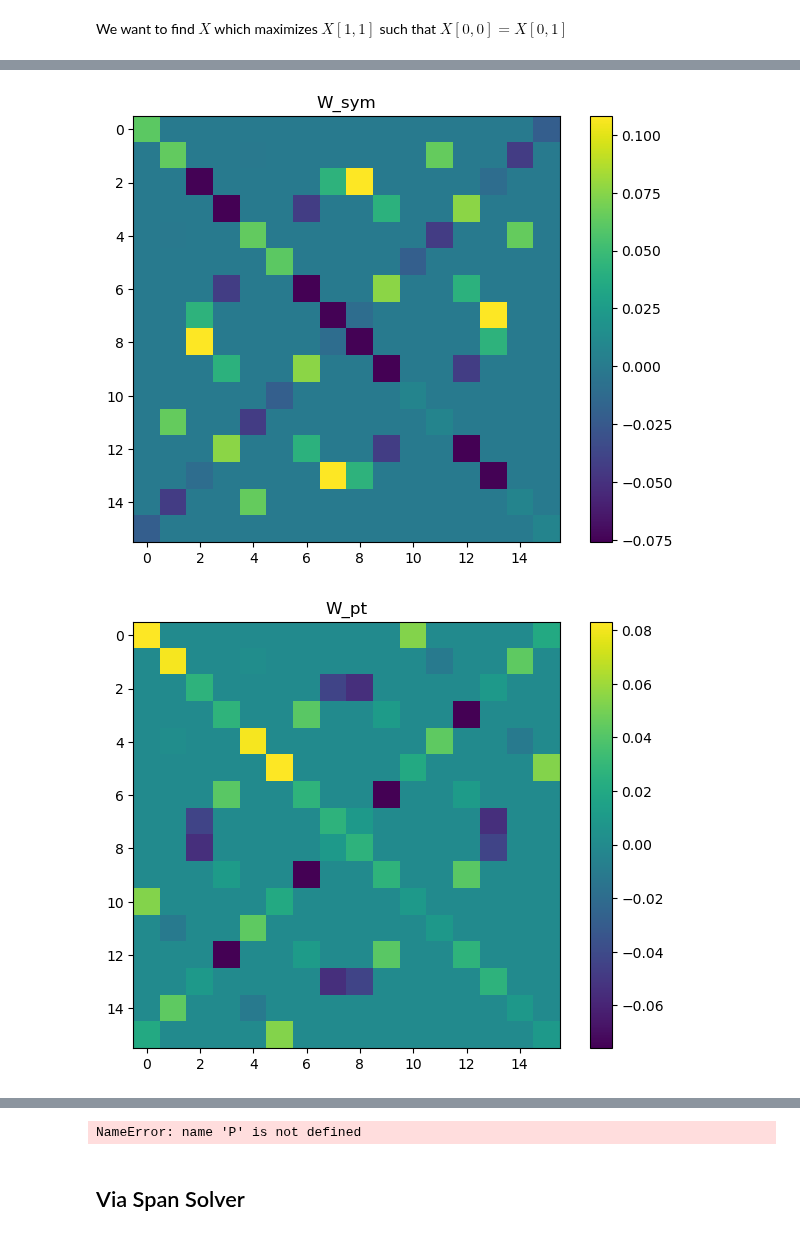
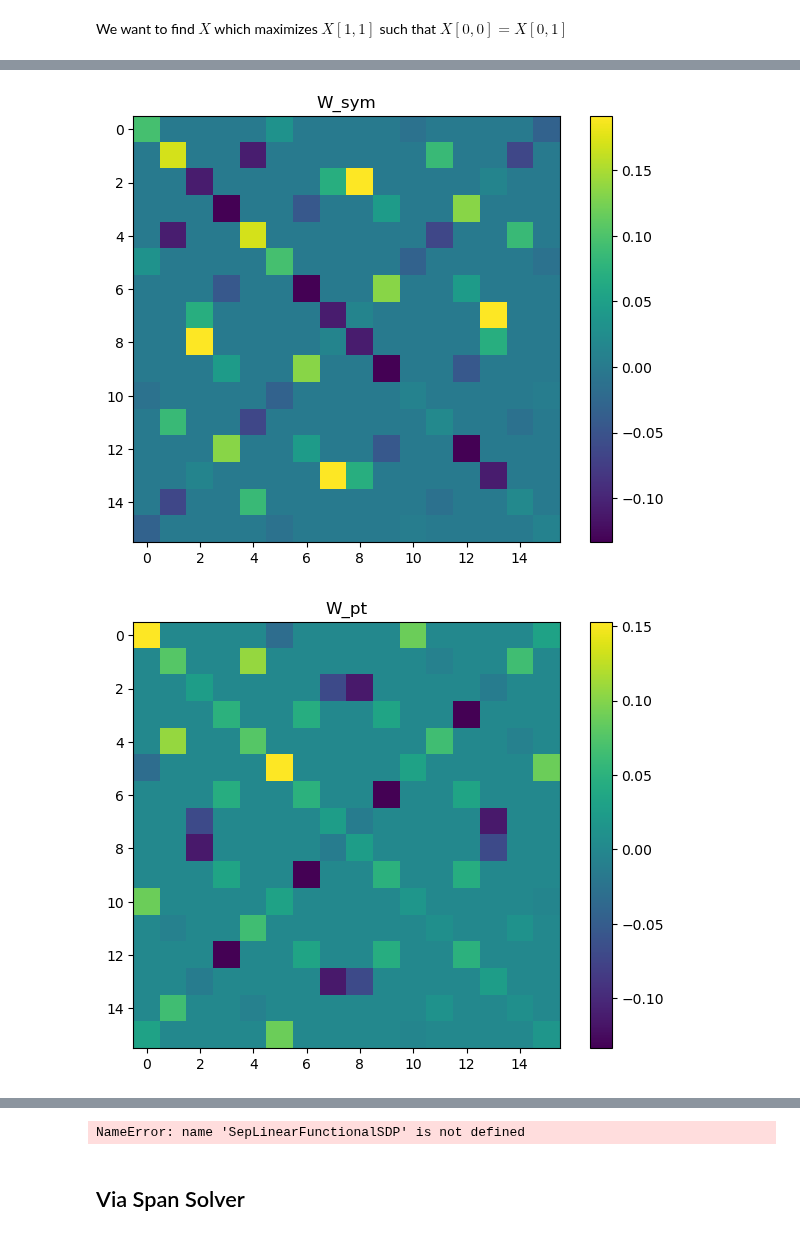
Before and after one commit to blake-holman/ED_Adversaries, a Jupyter notebook: sep.ipynb, the cells around one changed output, grey strips where cells are left out. Drawn from its saved outputs; the diff is of its cells as text; code cells hidden in the pictures.

```diff
--- a/sep.ipynb
+++ b/sep.ipynb
@@ -388,18 +488,18 @@ def sep_bound_ppt_dual(obj_mat, constraint_mats, constants, rank):
     ]
 
     opt_prob = cp.Problem(cp.Minimize(t), constraints)
-    opt_prob.solve(solver="MOSEK", verbose=True)
+    opt_prob.solve(solver="SCS", verbose=True)
     return W_sym.value, W_pt.value, [b.value for b in B], t.value
 
-def gen_sdp(obj_mat, constr_mats, consts):
+def gen_sdp(obj_mat, constr_mats, constants):
     X = cp.Variable(obj_mat.shape, PSD=True)
     constraints = [
         cp.trace(constr_mat.T @ X) == const
-        for constr_mat, const in zip(constr_mats, consts)
+        for constr_mat, const in zip(constr_mats, constants)
     ]
     constraints += [cp.trace(X) == 1]
     opt_prob = cp.Problem(cp.Maximize(cp.trace(obj_mat.T @ X)), constraints)
-    opt_prob.solve(solver="MOSEK", verbose=False)
+    opt_prob.solve(solver="MOSEK", verbose=True)
     print("opt=", opt_prob.value)
     return X.value
 
@@ -420,13 +520,18 @@ C1 = np.array([[1, 0],
                [0, -1/3]])
 C2 = np.array([[0, 1],
                [1, 0]])
+constraint_mats = [C1, C2]
 print(cp.sum(cp.vstack([C1, C2])).value)
 # constr_mat = np.array([[1/3,   0],
 # [-1,1/2]])
 rank = 2
-X = gen_sdp(obj_mat, [C1, C2], [0, 0])
+# X = gen_sdp(obj_mat, [C1, C2], [0, 0])
+
 # P = sep_bound_ppt(obj_mat, [C1, C2], [0, 0], rank)
 # P = sep_bound_ppt(obj_mat, [C1, C2], [0, 0], rank)
+constants = [0,0]
+gen = LinearFunctionalSDP( constraint_mats, constants, obj_mat)
+gen.solve()
 W_sym, W_pt, B, t = sep_bound_ppt_dual(obj_mat, [C1, C2], [0, 0], rank)
 print('t', t)
 visualize(W_sym, title="W_sym")
@@ -459,2 +579,2 @@ t 0.7499999980736823
-[figure, old version]
+[figure, new version]
-[figure, old version]
+[figure, new version]
@@ -463,3 +583,9 @@ t 0.7499999980736823
-NameError: name 'P' is not defined
+# %%
+sdp = SepLinearFunctionalSDP(constraint_mats, constants, obj_mat, rank=1)
+sdp.solve(solver="MOSEK", verbose=True)
+sdp.check(np.eye(2))
+visualize(sdp.W)
+# %% [output]
+NameError: name 'SepLinearFunctionalSDP' is not defined
 # %% [markdown]
 ## Via Span Solver
```
Also changed, not shown: parts of 8 cells of this notebook, 2 other files.
